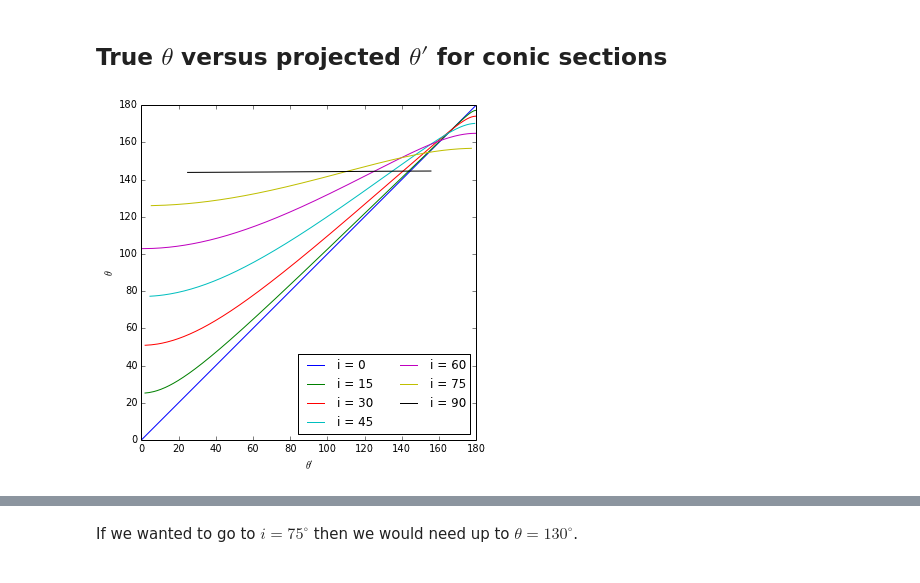
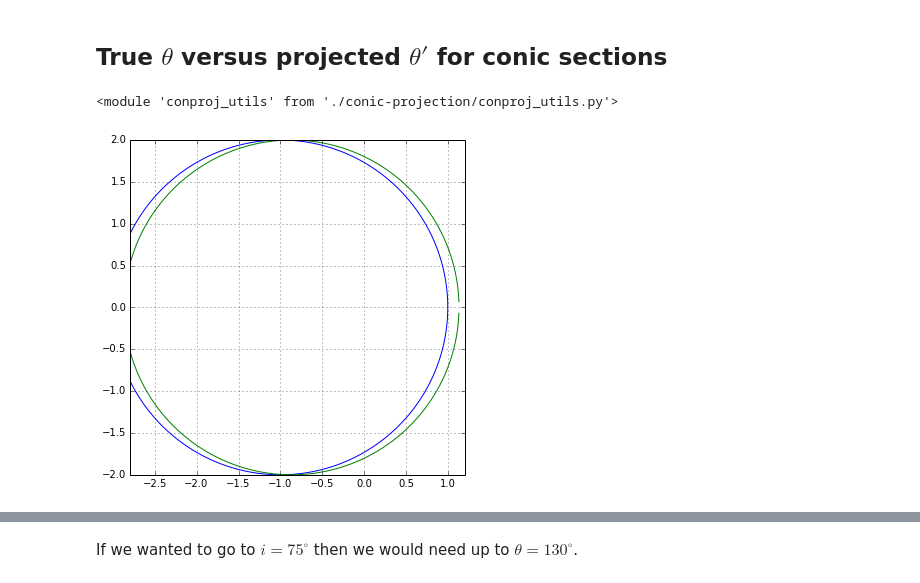
Before and after one commit to will-henney/bowshock-shape, a Jupyter notebook: Ellipse projection.ipynb, the cells around one changed output, grey strips where cells are left out. Saved outputs shown, nothing was run; the diff lists cells and outputs as text; code cells hidden in the pictures.

Commit message:
Extend projection calculation - include hyperbolae

```diff
--- a/Ellipse projection.ipynb
+++ b/Ellipse projection.ipynb
@@ -16,17 +2,0 @@ def thetaprime(t, inc, a, b, x0):
-# %%
-a = 1.0
-b = np.tan(np.radians(30.0))
-x0 = 0.8
-trange = np.linspace(0.0, np.pi, 2001)
-for incd in [0.0, 15.0, 30.0, 45.0, 60.0, 75.0, 89.6]:
-    inc = np.radians(incd)
-    plot(thetaprime(trange, inc, a, b, x0), theta(trange, a, b, x0),
-         '-',
-         label="i = {:.0f}".format(incd))
-#    plot(thetaprime(trange, inc, a, b, x0), thetac(trange, a, b, x0), ':')
-xlabel(r"$\theta'$")
-ylabel(r"$\theta$")
-legend(ncol=2, loc="lower right")
-gcf().set_size_inches(6, 6)
-# %% [output]
-[figure, removed]
@@ -32,0 +11,16 @@ gcf().set_size_inches(6, 6)
+# %%
+imp.reload(conproj_utils)
+# %% [output]
+<module 'conproj_utils' from './conic-projection/conproj_utils.py'>
+# %%
+c = conproj_utils.Conic(A=2.0, th_conic=45.0)
+trange = c.make_t_array()
+# %%
+plot(c.x(trange), c.y(trange))
+xlim(-2.8, 1.2)
+ylim(-2.0, 2.0)
+plot(c.xt(30.0, trange), c.yt(30.0, trange))
+grid()
+gcf().set_size_inches(6,6)
+# %% [output]
+[figure, added]
```
Also changed, not shown: parts of 9 cells of this notebook, 6 other files.
